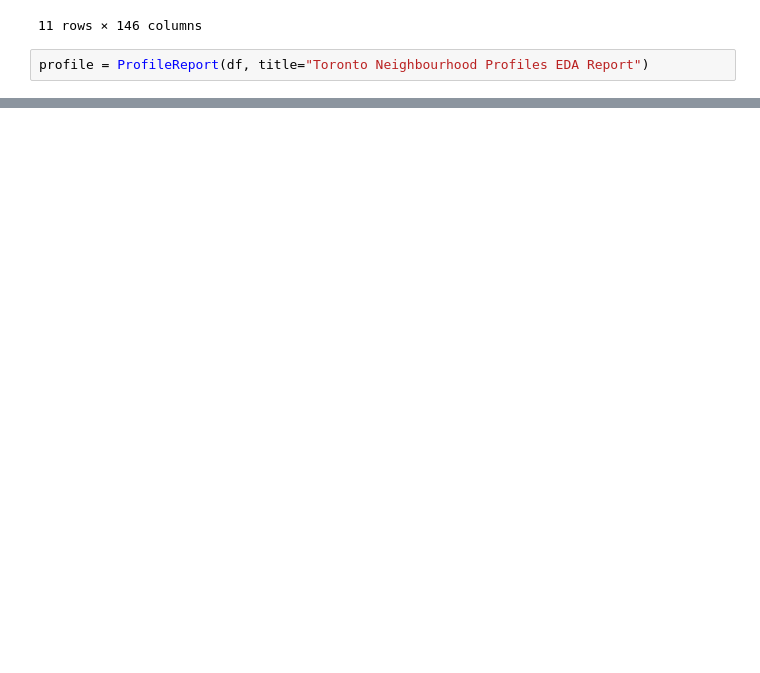
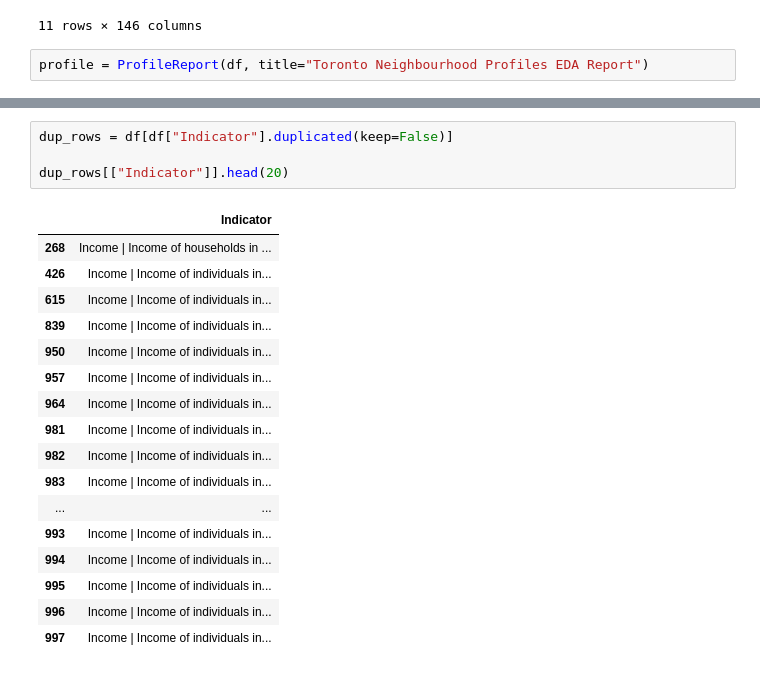
Before and after one commit to ksalyamova/CIND820-Capstone-Project, a Jupyter notebook: data/EDA_Toronto_Neighborhoods.ipynb, the cells around one changed output, grey strips where cells are left out. Drawn from its saved outputs; the diff is of its cells as text; blank space fills up the shorter version.

```diff
--- a/data/EDA_Toronto_Neighborhoods.ipynb
+++ b/data/EDA_Toronto_Neighborhoods.ipynb
@@ -65,0 +282,22 @@ profile.to_file("../reports/Toronto_EDA_Report.html")
+# %%
+dup_rows = df[df["Indicator"].duplicated(keep=False)]
+
+dup_rows[["Indicator"]].head(20)
+# %% [output]
+|  | Indicator |
+| 268 | Income | Income of households in ... |
+| 426 | Income | Income of individuals in... |
+| 615 | Income | Income of individuals in... |
+| 839 | Income | Income of individuals in... |
+| 950 | Income | Income of individuals in... |
+| 957 | Income | Income of individuals in... |
+| 964 | Income | Income of individuals in... |
+| 981 | Income | Income of individuals in... |
+| 982 | Income | Income of individuals in... |
+| 983 | Income | Income of individuals in... |
+| ... | ... |
+| 993 | Income | Income of individuals in... |
+| 994 | Income | Income of individuals in... |
+| 995 | Income | Income of individuals in... |
+| 996 | Income | Income of individuals in... |
+| 997 | Income | Income of individuals in... |
```
Also changed, not shown: parts of 43 cells of this notebook, 6 other files.
